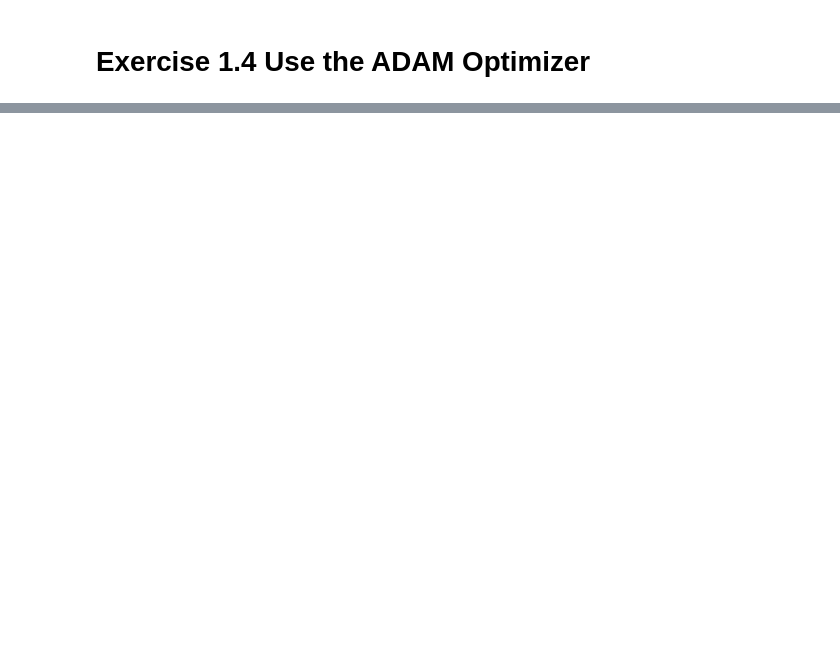
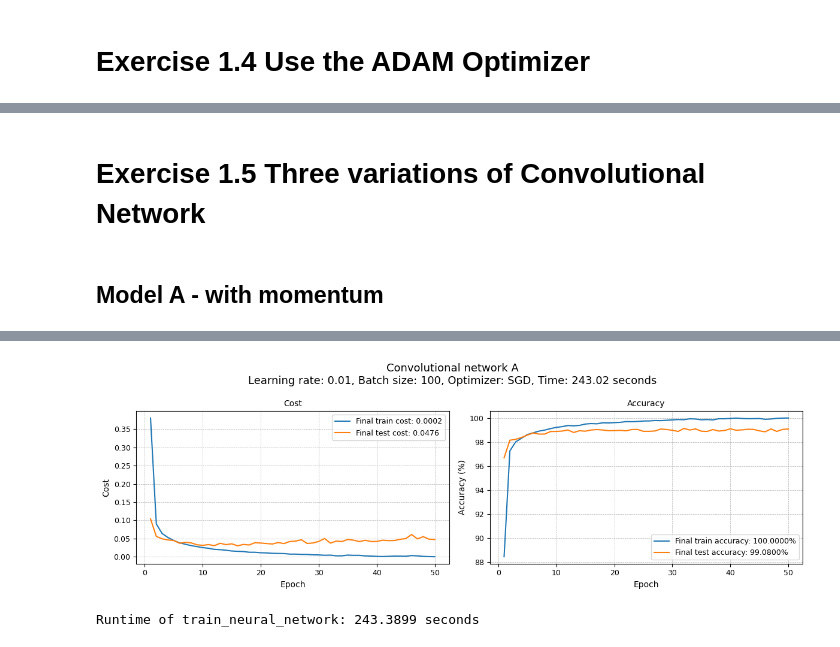
Before and after one commit to vjhwong/DL4IA, a Jupyter notebook: Assignment 3/assignment_3_exercise_1.ipynb, the cells around one changed output, grey strips where cells are left out. Saved outputs shown, nothing was run; the diff lists cells and outputs as text; code cells hidden in the pictures; blank space fills up the shorter version.

```diff
--- a/Assignment 3/assignment_3_exercise_1.ipynb
+++ b/Assignment 3/assignment_3_exercise_1.ipynb
@@ -317,0 +321,65 @@ Runtime of train_neural_network: 281.8635 seconds
+# %% [markdown]
+# Exercise 1.5 Three variations of Convolutional Network
+# %%
+# Hyperparameters
+num_epochs = 50
+learning_rate = 0.01
+batch_size = 100
+
+# Convert data to PyTorch tensors
+X_train_tensor_3D = torch.tensor(X_train, dtype=torch.float32).to(device).view(-1, 1, 28, 28)
+Y_train_tensor = torch.tensor(Y_train, dtype=torch.long).to(device)
+X_test_tensor_3D = torch.tensor(X_test, dtype=torch.float32).to(device).view(-1, 1, 28, 28)
+Y_test_tensor = torch.tensor(Y_test, dtype=torch.long).to(device)
+
+# Create data loaders
+train_dataset = TensorDataset(X_train_tensor_3D, Y_train_tensor)
+train_loader = DataLoader(dataset=train_dataset, batch_size=batch_size, shuffle=True)
+
+test_dataset = TensorDataset(X_test_tensor_3D, Y_test_tensor)
+test_loader = DataLoader(dataset=test_dataset, batch_size=batch_size, shuffle=False)
+# %% [markdown]
+## Model A - with momentum
+# %%
+class ConvNetA(nn.Module):
+    def __init__(self):
+        super(ConvNetA, self).__init__()
+        self.conv1 = nn.Conv2d(in_channels=1, out_channels=8, kernel_size=3, stride=1, padding=1)
+        self.relu1 = nn.ReLU()
+        self.pool1 = nn.MaxPool2d(kernel_size=2, stride=2)
+
+        self.conv2 = nn.Conv2d(in_channels=8, out_channels=16, kernel_size=3, stride=1, padding=1)
+        self.relu2 = nn.ReLU()
+        self.pool2 = nn.MaxPool2d(kernel_size=2, stride=2)
+
+        self.conv3 = nn.Conv2d(in_channels=16, out_channels=32, kernel_size=3, stride=1, padding=1)
+        self.relu3 = nn.ReLU()
+
+        self.fc = nn.Linear(32*7*7, 10)
+
+    def forward(self, x):
+        out = self.conv1(x)
+        out = self.relu1(out)
+        out = self.pool1(out)
+
+        out = self.conv2(out)
+        out = self.relu2(out)
+        out = self.pool2(out)
+
+        out = self.conv3(out)
+        out = self.relu3(out)
+
+        out = out.view(out.size(0), -1)
+        out = self.fc(out)
+        return out
+
+# Hyperparameters
+num_epochs = 50
+learning_rate = 0.01
+
+conv_model_A = ConvNetA().to(device)
+# Loss and optimizer
+criterion = nn.CrossEntropyLoss()
+optimizer = torch.optim.SGD(conv_model_A.parameters(), lr=learning_rate, momentum=0.9)
+train_neural_network(conv_model_A, criterion, optimizer, train_loader, test_loader, num_epochs, device, "Convolutional network A")
+# %% [output]
@@ -317,0 +403,2 @@ Runtime of train_neural_network: 281.8635 seconds
+[figure, added]
+Runtime of train_neural_network: 243.3899 seconds
```
Also changed, not shown: parts of 15 cells of this notebook, 3 other files.
